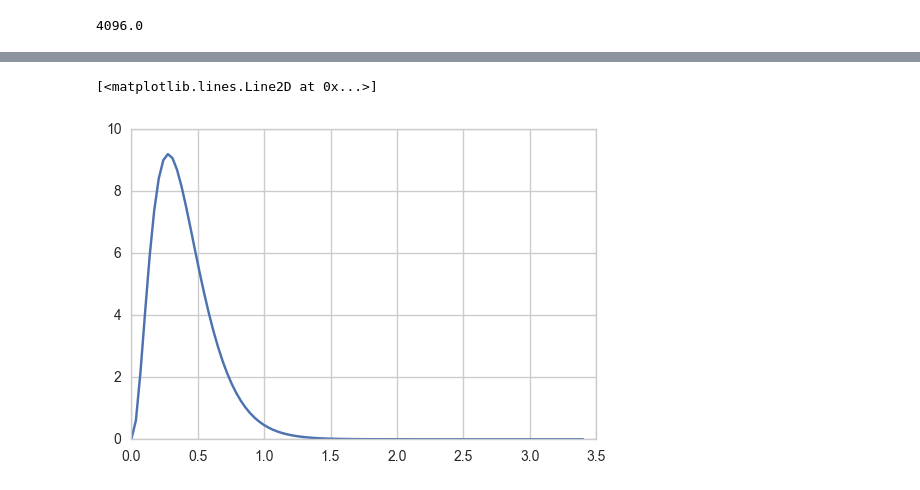
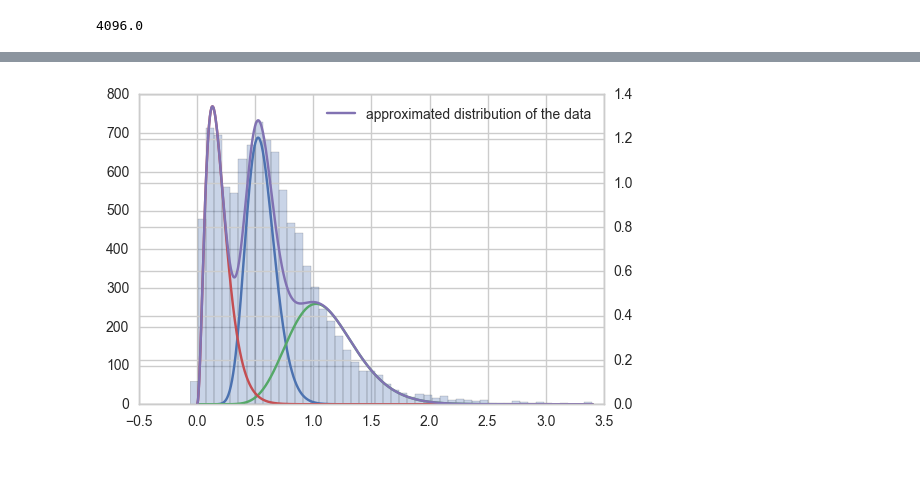
Before and after one commit to Starofall/RTX, a Jupyter notebook: examples/crowdnav-ttest/notebooks/Statistical Analysis Development.ipynb, the cells around one changed output, grey strips where cells are left out. Saved outputs shown, nothing was run; the diff lists cells and outputs as text; code cells hidden in the pictures.

```diff
--- a/examples/crowdnav-ttest/notebooks/Statistical Analysis Development.ipynb
+++ b/examples/crowdnav-ttest/notebooks/Statistical Analysis Development.ipynb
@@ -453,8 +455,9 @@ eng = meng.start_matlab()
 eng.cd(r'../../GMMestimator/')
 log_data = np.log(data)
 # %%
-prob, alpha_gamma, beta_gamma = eng.GMMestimator(matlab.double(log_data.values.tolist()),2,5,0.00001,1, nargout=3)
+n_components_gamma = 3
+prob, alpha_gamma, scale_gamma = eng.GMMestimator(matlab.double(log_data.tolist()),n_components_gamma,500,0.00001,1, nargout=3)
 
 prob = np.asarray(prob);
 alpha_gamma = np.asarray(alpha_gamma);
-beta_gamma = np.asarray(beta_gamma);
+scale_gamma = np.asarray(scale_gamma);
@@ -482,5 +464,18 @@ plt.plot(t, g[:, 1])
-# %%
-plt.plot(t, g[:, 0])
-# %% [output]
-[<matplotlib.lines.Line2D at 0x...>]
-[figure, removed]
+# %%
+t = np.linspace(0.001, np.max(log_data), 1000)
+plt.hist(log_data, bins=50, alpha=0.3)
+ax2 = plt.gca().twinx()
+
+
+
+
+total = (stats.gamma.pdf(t, a = alpha_gamma[0][0], scale = scale_gamma[0][0] )* prob[0][0])
+ax2.plot(t, total)
+for i in range(1,alpha_gamma[0].shape[0]):
+    total += (stats.gamma.pdf(t, a = alpha_gamma[0][i], scale = scale_gamma[0][i] )* prob[0][i])
+    ax2.plot(t, (stats.gamma.pdf(t, a = alpha_gamma[0][i], scale = scale_gamma[0][i] )* prob[0][i]))
+ax2.plot(t,total, label = 'approximated distribution of the data')
+ax2.legend()
+plt.show()
+# %% [output]
+[figure, added]
```
Also changed, not shown: parts of 20 cells of this notebook.
